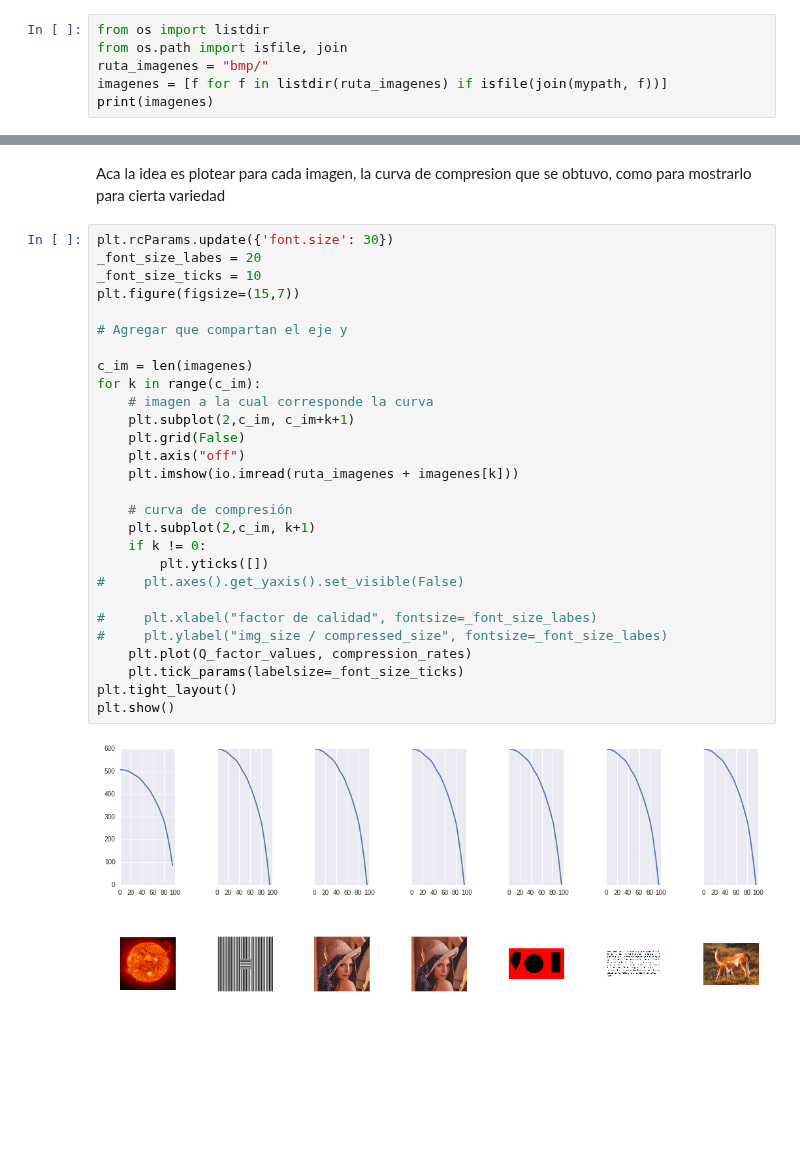
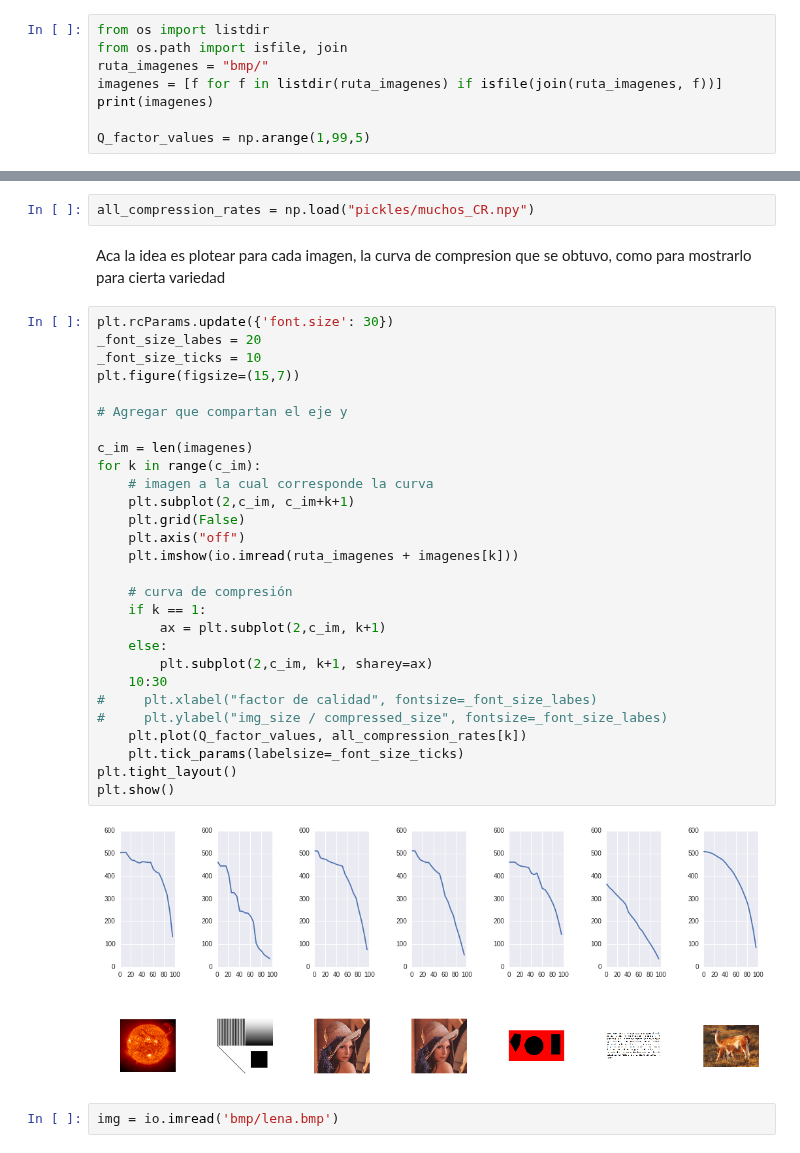
Before and after one commit to npazosmendez/jpeg, a Jupyter notebook: experimentando.ipynb, the cells around one changed output, grey strips where cells are left out. Drawn from its saved outputs; the diff is of its cells as text; blank space fills up the shorter version.

Commit message:
experimento ruido va bien
buenos resultados, probando en distintas imagenes

```diff
--- a/experimentando.ipynb
+++ b/experimentando.ipynb
@@ -47,8 +47,10 @@ Me traigo todas las imágenes del la ruta *bmp/*, las como para probar la curva
 from os import listdir
 from os.path import isfile, join
 ruta_imagenes = "bmp/"
-imagenes = [f for f in listdir(ruta_imagenes) if isfile(join(mypath, f))]
+imagenes = [f for f in listdir(ruta_imagenes) if isfile(join(ruta_imagenes, f))]
 print(imagenes)
+
+Q_factor_values = np.arange(1,99,5)
 # %% [output]
 ['sun.bmp', 'no_homogenea.bmp', 'lena.bmp', 'lena_200x200.bmp', 'geom.bmp', 'text.bmp', 'vicunas.bmp']
 # %%
@@ -100,34 +83,38 @@ comprimiento con Q_factor 51.00
 # %%
 np.save("pickles/muchos_CR.np", all_compression_rates)
+# %%
+all_compression_rates = np.load("pickles/muchos_CR.npy")
 # %% [markdown]
 Aca la idea es plotear para cada imagen, la curva de compresion que se obtuvo, como para mostrarlo para cierta variedad
 # %%
 plt.rcParams.update({'font.size': 30})
 _font_size_labes = 20
 _font_size_ticks = 10
 plt.figure(figsize=(15,7))
 
 # Agregar que compartan el eje y
 
 c_im = len(imagenes)
 for k in range(c_im):
     # imagen a la cual corresponde la curva
     plt.subplot(2,c_im, c_im+k+1)
     plt.grid(False)
     plt.axis("off")
     plt.imshow(io.imread(ruta_imagenes + imagenes[k]))
 
     # curva de compresión
-    plt.subplot(2,c_im, k+1)
-    if k != 0:
-        plt.yticks([])
-#     plt.axes().get_yaxis().set_visible(False)
-
+    if k == 1:
+        ax = plt.subplot(2,c_im, k+1)
+    else:
+        plt.subplot(2,c_im, k+1, sharey=ax)
+    10:30
 #     plt.xlabel("factor de calidad", fontsize=_font_size_labes)
 #     plt.ylabel("img_size / compressed_size", fontsize=_font_size_labes)
-    plt.plot(Q_factor_values, compression_rates)
+    plt.plot(Q_factor_values, all_compression_rates[k])
     plt.tick_params(labelsize=_font_size_ticks)
 plt.tight_layout()
 plt.show()
 # %% [output]
-[figure, old version]
+[figure, new version]
+# %%
+img = io.imread('bmp/lena.bmp')
```
Also changed, not shown: parts of 7 cells of this notebook.
